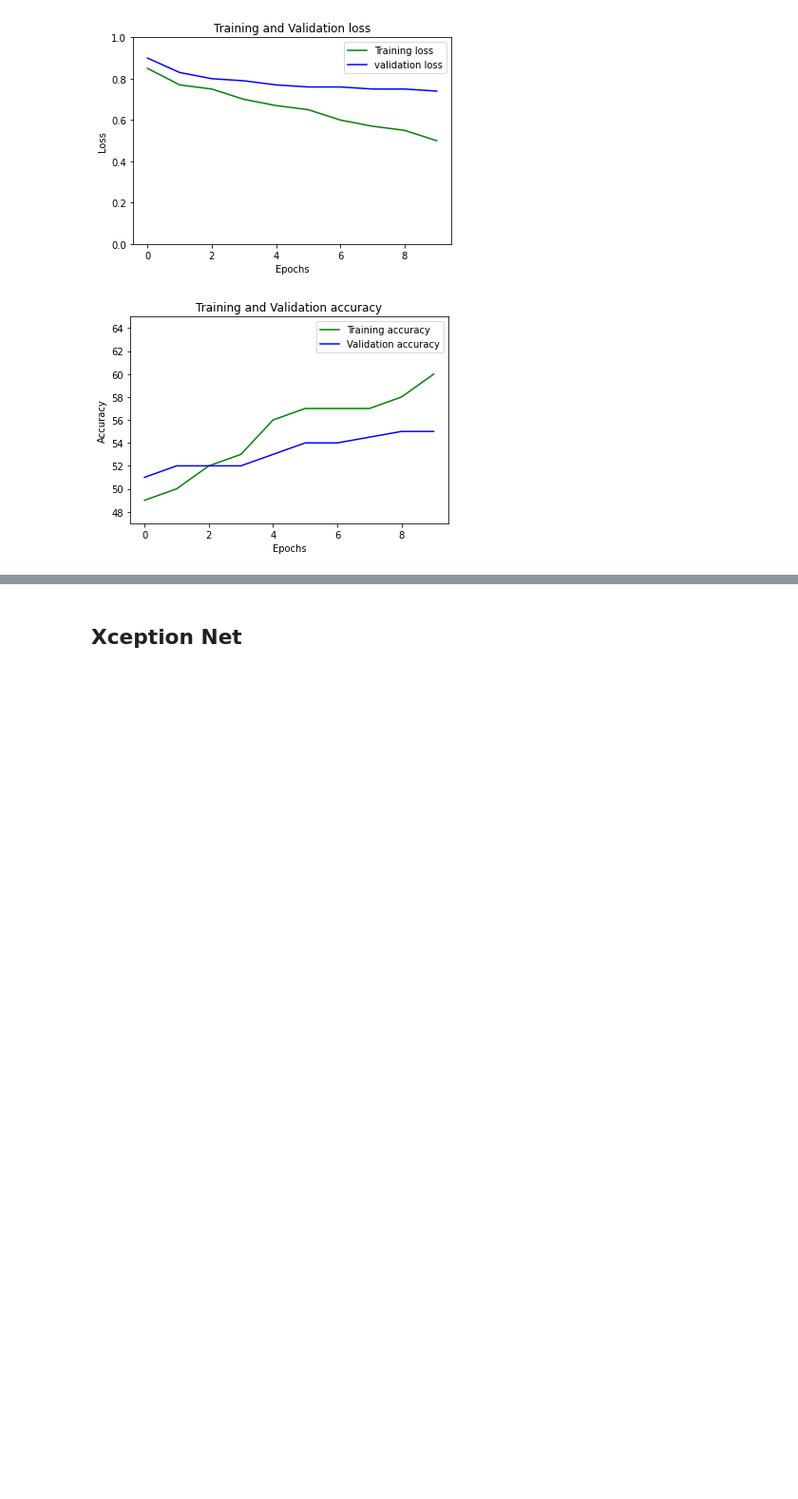
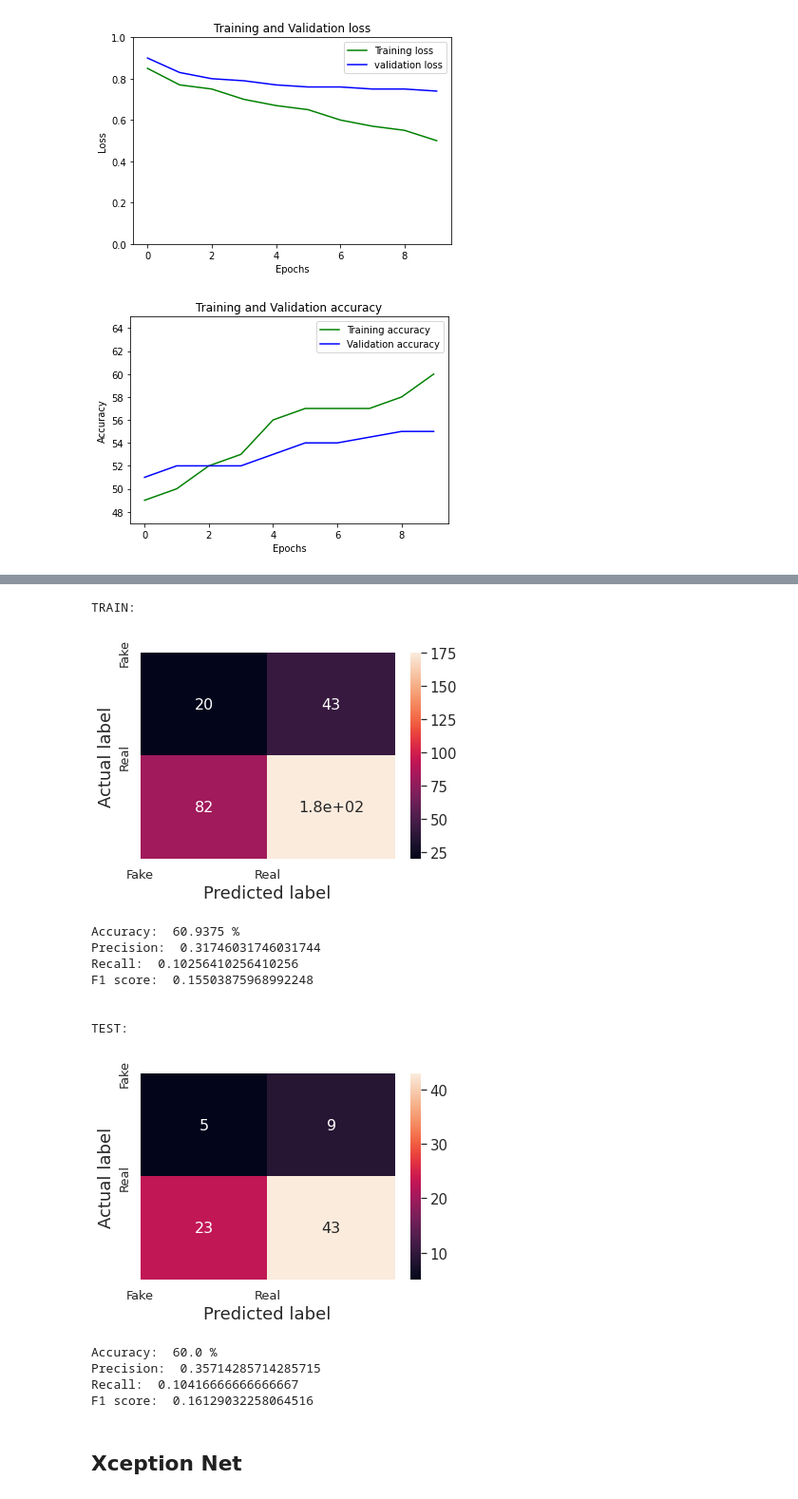
Before and after one commit to Ishani9/CIS519, a Jupyter notebook: 519proj.ipynb, the cells around one changed output, grey strips where cells are left out. Shown at 95% size. Drawn from its saved outputs; the diff is of its cells as text; code cells hidden in the pictures; blank space fills up the shorter version.

```diff
--- a/519proj.ipynb
+++ b/519proj.ipynb
@@ -620,6 +752,8 @@ def train_epoch(epoch, num_epochs, data_loader, model, criterion, optimizer):
     losses = AverageMeter()
     accuracies = AverageMeter()
     t = []
+    true = []
+    pred = []
     for i, (inputs, targets) in enumerate(data_loader):
         if torch.cuda.is_available():
             targets = targets.type(torch.cuda.LongTensor)
@@ -627,6 +761,9 @@ def train_epoch(epoch, num_epochs, data_loader, model, criterion, optimizer):
         _, outputs = model2(inputs)
         loss  = criterion(outputs,targets.type(torch.cuda.LongTensor))
         acc = calculate_accuracy(outputs, targets.type(torch.cuda.LongTensor))
+        _,p = torch.max(outputs,1)
+        true += (targets.type(torch.cuda.LongTensor)).detach().cpu().numpy().reshape(len(targets)).tolist()
+        pred += p.detach().cpu().numpy().reshape(len(p)).tolist()
         losses.update(loss.item(), inputs.size(0))
         accuracies.update(acc, inputs.size(0))
         optimizer.zero_grad()
@@ -642,7 +779,8 @@ def train_epoch(epoch, num_epochs, data_loader, model, criterion, optimizer):
                     losses.avg,
                     accuracies.avg))
     torch.save(model.state_dict(),'/content/checkpoint.pt')
-    return losses.avg,accuracies.avg
+    return true, pred, losses.avg, accuracies.avg
+
 def test(epoch,model, data_loader ,criterion):
     print('Testing')
     model2.eval()
@@ -687,9 +825,9 @@ train_acc = []
 test_loss = []
 test_acc = []
 for epoch in range(1,num_epochs+1):
-    loss1, acc1 = train_epoch(epoch,num_epochs,train_loader,model,criterion,optimizer)
+    true1, pred1, loss1, acc1 = train_epoch(epoch,num_epochs,train_loader,model,criterion,optimizer)
     train_loss.append(loss1)
     train_acc.append(acc1)
-    true, pred, loss2, acc2 = test(epoch,model,valid_loader,criterion)
+    true2, pred2, loss2, acc2 = test(epoch,model,valid_loader,criterion)
     test_loss.append(loss2)
     test_acc.append(acc2)
@@ -702,3 +860,23 @@ plot_accuracy(train_acc, test_acc,len(train_acc))
+# %%
+print("TRAIN:")
+print_confusion_matrix(true1, pred1)
+print("\n\nTEST:")
+print_confusion_matrix(true2, pred2)
+# %% [output]
+TRAIN:
+[figure, added]
+Accuracy:  60.9375 %
+Precision:  0.31746031746031744
+Recall:  0.10256410256410256
+F1 score:  0.15503875968992248
+
+
+TEST:
+[figure, added]
+Accuracy:  60.0 %
+Precision:  0.35714285714285715
+Recall:  0.10416666666666667
+F1 score:  0.16129032258064516
 # %% [markdown]
 ## Xception Net
 # %%
```
Also changed, not shown: parts of 25 cells of this notebook.
